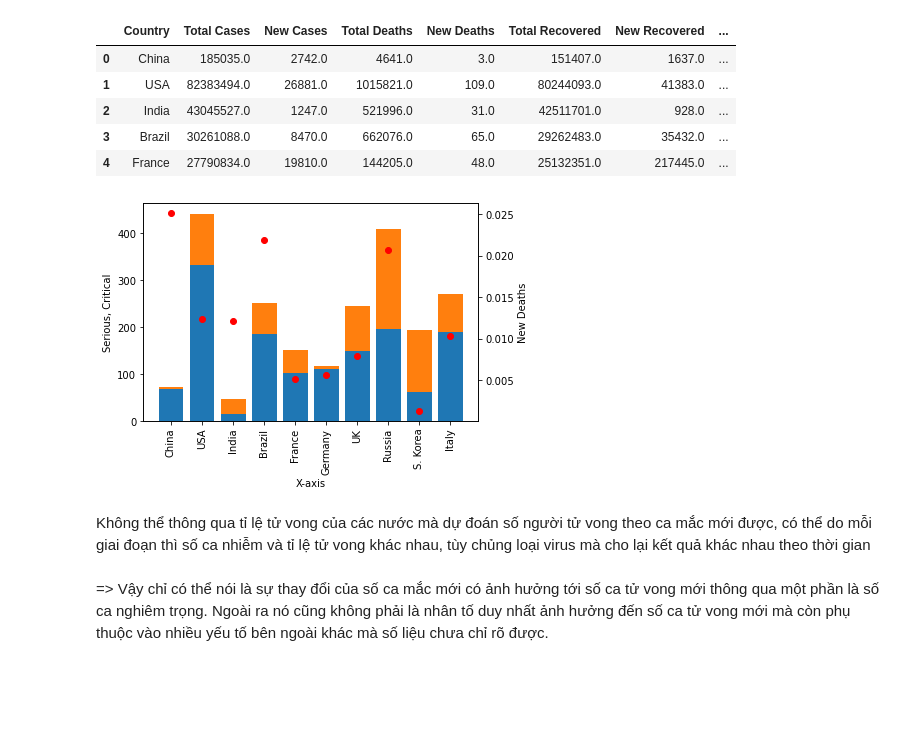
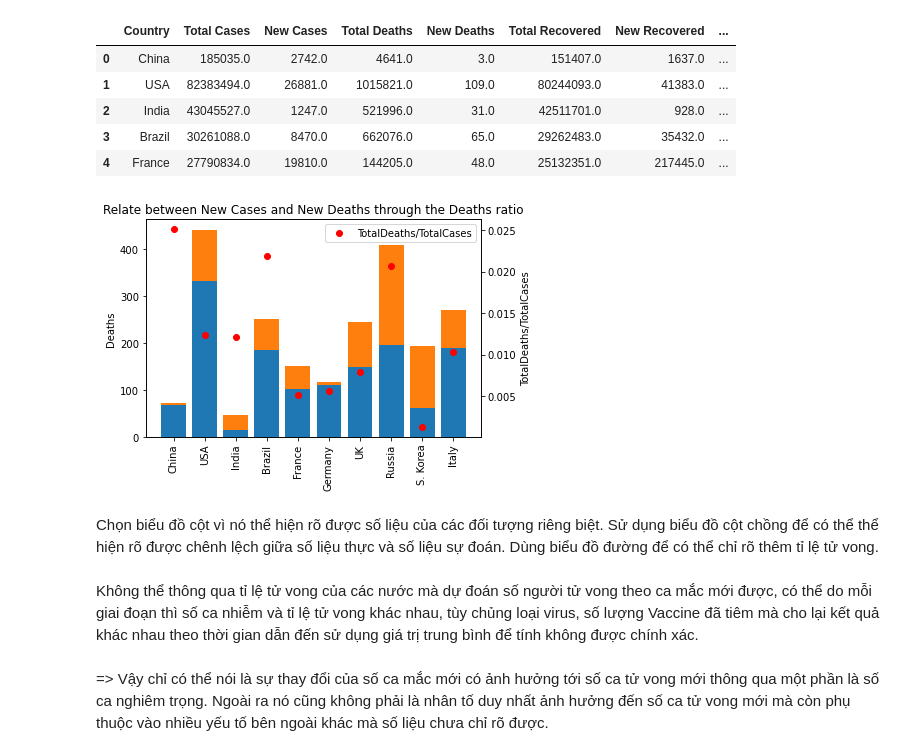
Before and after one commit to LeKiet258/DATA_VIZ_LAB01, a Jupyter notebook: Relationship.ipynb, the cells around one changed output. Saved outputs shown, nothing was run; the diff lists cells and outputs as text; code cells hidden in the pictures; blank space fills up the shorter version.

Commit message:
comment code and explain why choose that plot

```diff
--- a/Relationship.ipynb
+++ b/Relationship.ipynb
@@ -458,21 +453,25 @@ data_df_temp.head()
 # %%
 data_df_temp_1 = data_df_temp.head(10)
 
+# Vẽ biểu đồ cột chồng giữa Predict New Deaths và New Deaths
 fig, ax1 = plt.subplots()
-ax1.set_xlabel('X-axis')
-ax1.set_ylabel('Serious, Critical')
-plot_1 = ax1.bar(data_df_temp_1['Country'],data_df_temp_1['Predict New Deaths'],label ='PD')
-plot_2 = ax1.bar(data_df_temp_1['Country'],data_df_temp_1['New Deaths'],bottom= data_df_temp_1['Predict New Deaths'])
+plt.title('Relate between New Cases and New Deaths through the Deaths ratio')
+ax1.set_ylabel('Deaths')
+plot_1 = ax1.bar(data_df_temp_1['Country'],data_df_temp_1['Predict New Deaths'],label ='Predict New Deaths')
+plot_2 = ax1.bar(data_df_temp_1['Country'],data_df_temp_1['New Deaths'],bottom= data_df_temp_1['Predict New Deaths'],label ='New Deaths')
 ax1.tick_params(axis ='y', labelcolor = 'black')
 ax1.set_xticklabels(data_df_temp_1['Country'],rotation=90)
-
+# Vẽ biểu đồ đường đẻ thể hiện tỉ lệ tử vong trung bình của các nước
 ax2 = ax1.twinx()
-ax2.set_ylabel('New Deaths')
-plot_2 = ax2.plot(data_df_temp_1['Country'],data_df_temp_1['TotalDeaths/TotalCases'],'ro')
+ax2.set_ylabel('TotalDeaths/TotalCases')
+plot_2 = ax2.plot(data_df_temp_1['Country'],data_df_temp_1['TotalDeaths/TotalCases'],'ro',label = 'TotalDeaths/TotalCases')
+plt.legend()
 plt.show()
 # %% [output]
-[figure, old version]
+[figure, new version]
+# %% [markdown]
+Chọn biểu đồ cột vì nó thể hiện rõ được số liệu của các đối tượng riêng biệt. Sử dụng biểu đồ cột chồng để có thể thể hiện rõ được chênh lệch giữa số liệu thực và số liệu sự đoán. Dùng biểu đồ đường để có thể chỉ rõ thêm tỉ lệ tử vong.
 # %% [markdown]
-Không thể thông qua tỉ lệ tử vong của các nước mà dự đoán số người tử vong theo ca mắc mới được, có thể do mỗi giai đoạn thì số ca nhiễm và tỉ lệ tử vong khác nhau, tùy chủng loại virus mà cho lại kết quả khác nhau theo thời gian
+Không thể thông qua tỉ lệ tử vong của các nước mà dự đoán số người tử vong theo ca mắc mới được, có thể do mỗi giai đoạn thì số ca nhiễm và tỉ lệ tử vong khác nhau, tùy chủng loại virus, số lượng Vaccine đã tiêm mà cho lại kết quả khác nhau theo thời gian dẫn đến sử dụng giá trị trung bình để tính không được chính xác.
 # %% [markdown]
 => Vậy chỉ có thể nói là sự thay đổi của số ca mắc mới có ảnh hưởng tới số ca tử vong mới thông qua một phần là số ca nghiêm trọng. Ngoài ra nó cũng không phải là nhân tố duy nhất ảnh hưởng đến số ca tử vong mới mà còn phụ thuộc vào nhiều yếu tố bên ngoài khác mà số liệu chưa chỉ rõ được.
```
Also changed, not shown: parts of 11 cells of this notebook.
